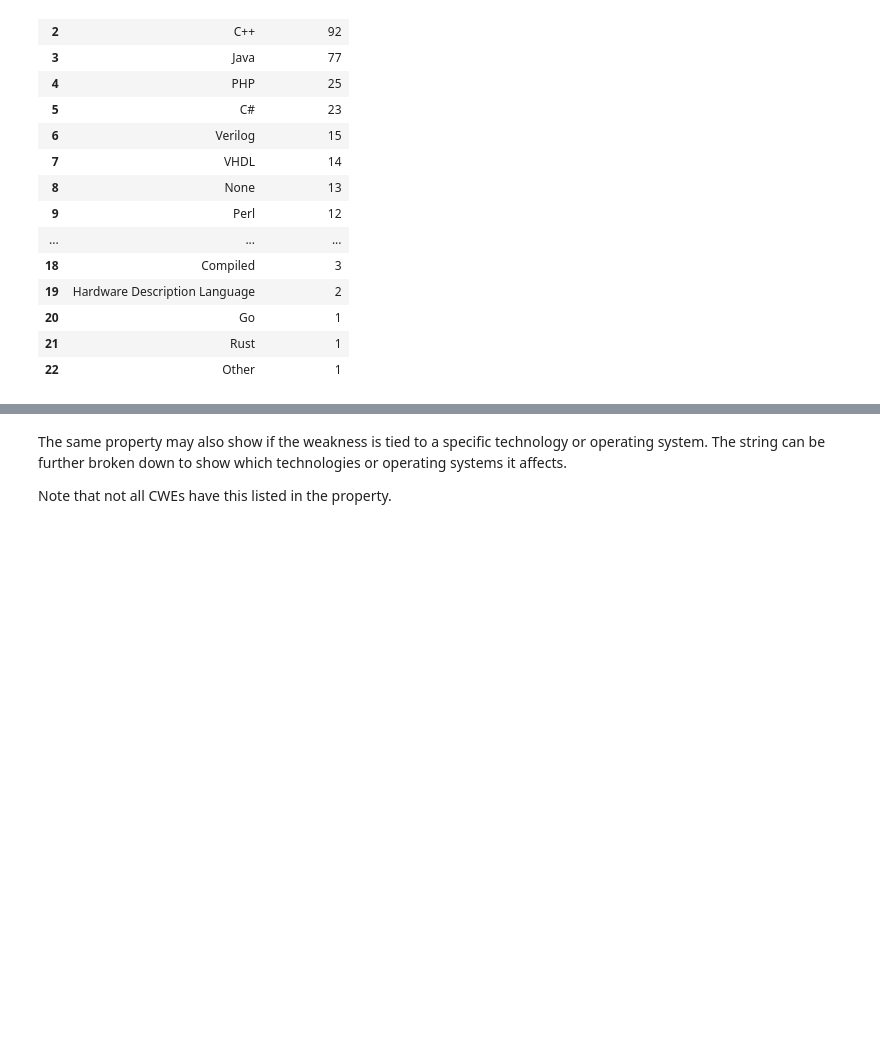
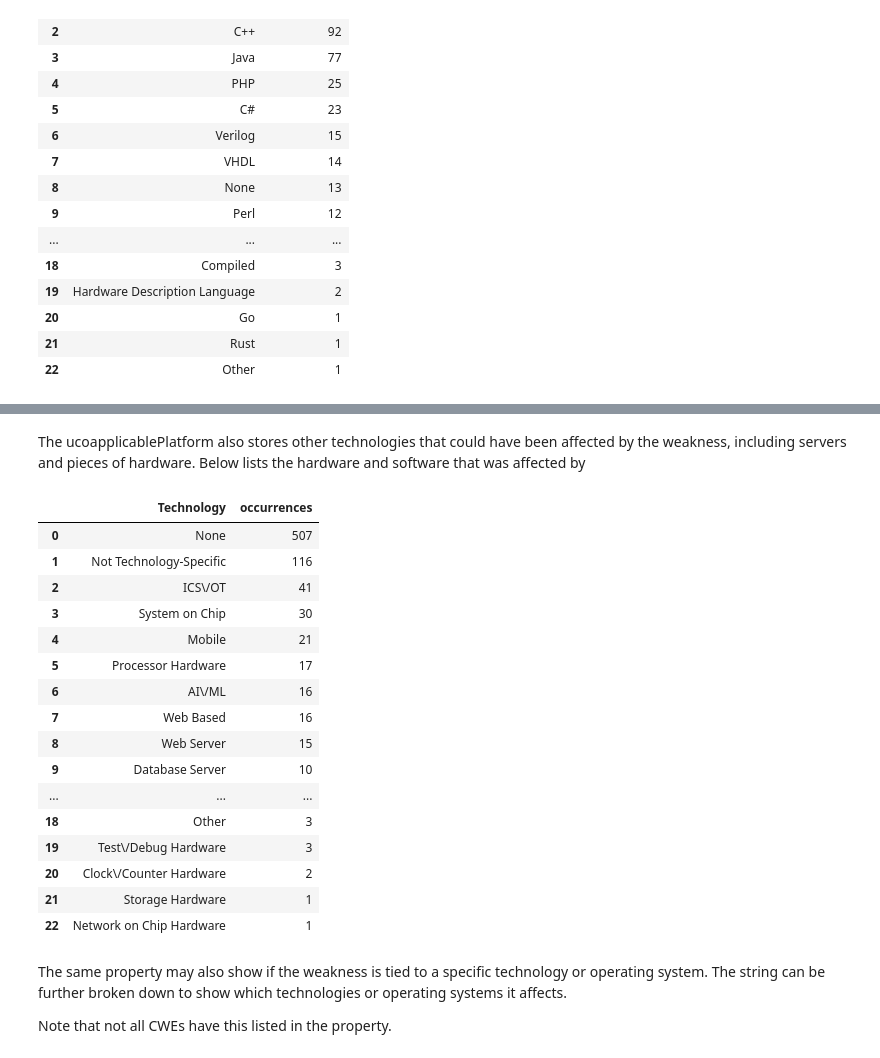
Before and after one commit to edogdu/UCKG, a Jupyter notebook: documents/notebooks/UCKG_Analysis.ipynb, the cells around one changed output, grey strips where cells are left out. Cells and saved outputs as stored; diff of their text form; code cells hidden in the pictures; blank space fills up the shorter version.

```diff
--- a/documents/notebooks/UCKG_Analysis.ipynb
+++ b/documents/notebooks/UCKG_Analysis.ipynb
@@ -1329,3 +1373,53 @@ df
+# %% [markdown]
+The ucoapplicablePlatform also stores other technologies that could have been affected by the weakness, including servers and pieces of hardware. Below lists the hardware and software that was affected by
+# %%
+query = """
+MATCH (n:UcoCWE)
+WHERE n.ucoapplicablePlatform IS NOT NULL
+WITH n, n.ucoapplicablePlatform AS text
+WITH n, apoc.text.regexGroups(text, 'Technology=\\[(.*?)\\]') AS langBlocks
+UNWIND CASE WHEN size(langBlocks) = 0 THEN [NULL] ELSE langBlocks END AS lb
+WITH n, lb[0] AS languageSection
+WITH n,
+     CASE
+         WHEN languageSection IS NULL THEN ['None']
+         ELSE
+             // all "Name" values
+             [x IN apoc.text.regexGroups(languageSection, '"Name":"([^"]+)"') | x[1]] +
+             // all "Class" values
+             [x IN apoc.text.regexGroups(languageSection, '"Class":"([^"]+)"') | x[1]]
+     END AS languages
+
+UNWIND languages AS language
+WITH trim(language) AS language
+RETURN language as Technology, count(*) AS occurrences
+ORDER BY occurrences DESC;
+"""
+
+params = {}
+count = run_query(query, parameters=params)
+
+#creates a datafram to output the results
+df = pd.DataFrame(count)
+df
+# %% [output]
+|  | Technology | occurrences |
+| 0 | None | 507 |
+| 1 | Not Technology-Specific | 116 |
+| 2 | ICS\/OT | 41 |
+| 3 | System on Chip | 30 |
+| 4 | Mobile | 21 |
+| 5 | Processor Hardware | 17 |
+| 6 | AI\/ML | 16 |
+| 7 | Web Based | 16 |
+| 8 | Web Server | 15 |
+| 9 | Database Server | 10 |
+| ... | ... | ... |
+| 18 | Other | 3 |
+| 19 | Test\/Debug Hardware | 3 |
+| 20 | Clock\/Counter Hardware | 2 |
+| 21 | Storage Hardware | 1 |
+| 22 | Network on Chip Hardware | 1 |
 # %% [markdown]
 The same property may also show if the weakness is tied to a specific technology or operating system. The string can be further broken down to show which technologies or operating systems it affects.
 
```
Also changed, not shown: parts of 11 cells of this notebook.
